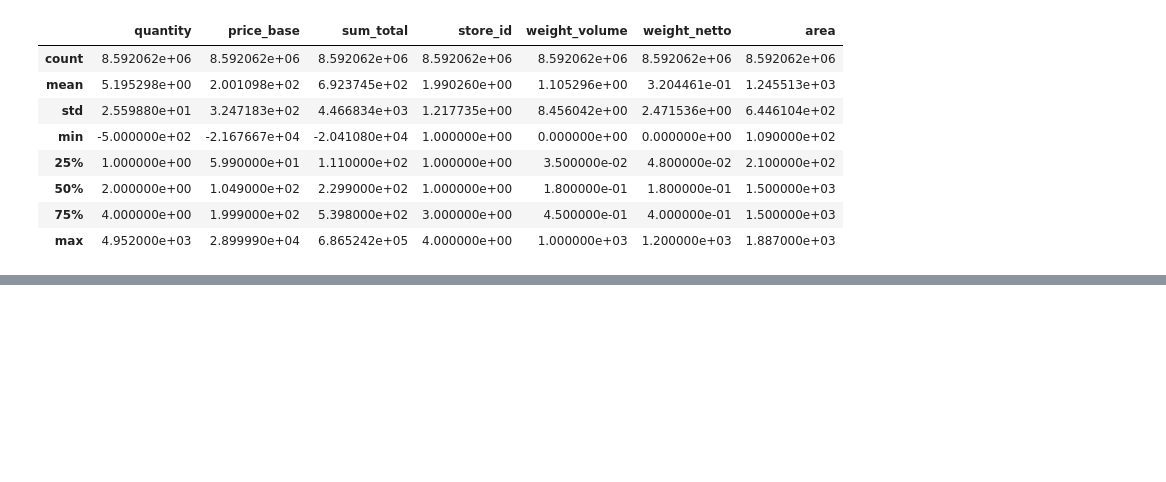
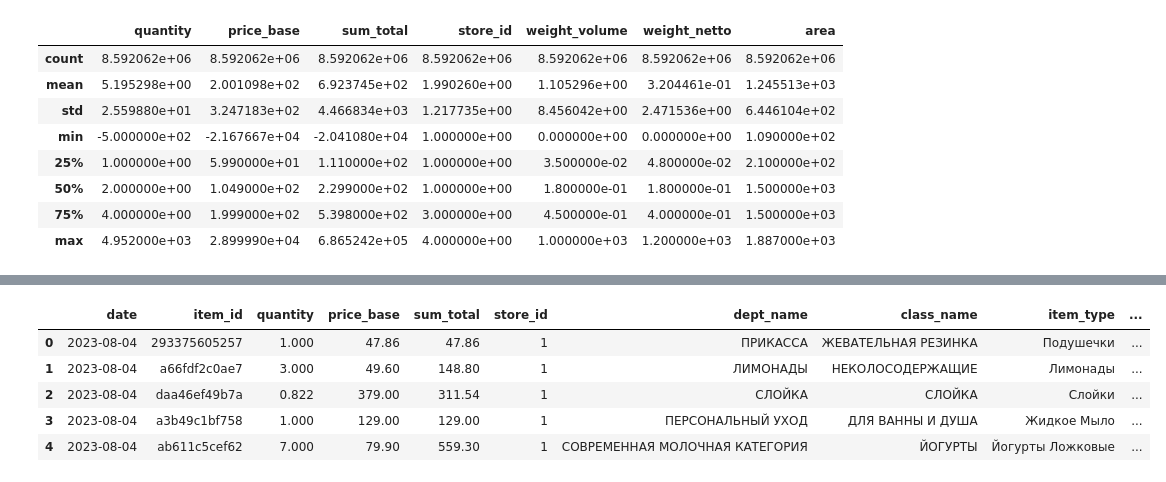
Before and after one commit to reagan-adajo/Capstone_Project, a Jupyter notebook: Project.ipynb, the cells around one changed output, grey strips where cells are left out. Saved outputs shown, nothing was run; the diff lists cells and outputs as text; code cells hidden in the pictures; blank space fills up the shorter version.

```diff
--- a/Project.ipynb
+++ b/Project.ipynb
@@ -477,9 +467,9 @@ Index(['date', 'item_id', 'quantity', 'price_base', 'sum_total', 'store_id',
        'date_matrix'],
       dtype='object')
 # %%
-#Drop with the large percentage of missing values
+#Drop with the columns with a large percentage of missing values
 
-cols_to_drop = ['fatness', 'normal_price', 'price', 'quantity_markdowns', 'price_price_history', 'code', 'sale_price_before_promo', 'sale_price_time_promo', 'promo_type_code', 'doc_id', 'number_disc_day', 'date_matrix']
+cols_to_drop = ['fatness', 'normal_price', 'price', 'quantity_markdowns', 'subclass_name', 'format', 'price_price_history', 'code', 'sale_price_before_promo', 'sale_price_time_promo', 'promo_type_code', 'doc_id', 'number_disc_day', 'date_matrix']
 df1.drop(columns=cols_to_drop, inplace=True)
 # %%
 df1.columns
@@ -553,0 +544,17 @@ memory usage: 1.0+ GB
+# %%
+#convert date to datetime and extract day, week, month, year and day of the week
+
+df1['date'] = pd.to_datetime(df1['date'])
+df1['year'] = df1['date'].dt.year
+df1['month'] = df1['date'].dt.month
+df1['day'] = df1['date'].dt.day
+df1['day_of_week'] = df1['date'].dt.dayofweek
+
+df1.head()
+# %% [output]
+|  | date | item_id | quantity | price_base | sum_total | store_id | dept_name | class_name | item_type | ... |
+| 0 | 2023-08-04 | 293375605257 | 1.000 | 47.86 | 47.86 | 1 | ПРИКАССА | ЖЕВАТЕЛЬНАЯ РЕЗИНКА | Подушечки | ... |
+| 1 | 2023-08-04 | a66fdf2c0ae7 | 3.000 | 49.60 | 148.80 | 1 | ЛИМОНАДЫ | НЕКОЛОСОДЕРЖАЩИЕ | Лимонады | ... |
+| 2 | 2023-08-04 | daa46ef49b7a | 0.822 | 379.00 | 311.54 | 1 | СЛОЙКА | СЛОЙКА | Слойки | ... |
+| 3 | 2023-08-04 | a3b49c1bf758 | 1.000 | 129.00 | 129.00 | 1 | ПЕРСОНАЛЬНЫЙ УХОД | ДЛЯ ВАННЫ И ДУША | Жидкое Мыло | ... |
+| 4 | 2023-08-04 | ab611c5cef62 | 7.000 | 79.90 | 559.30 | 1 | СОВРЕМЕННАЯ МОЛОЧНАЯ КАТЕГОРИЯ | ЙОГУРТЫ | Йогурты Ложковые | ... |
```
Also changed, not shown: parts of 23 cells of this notebook.
